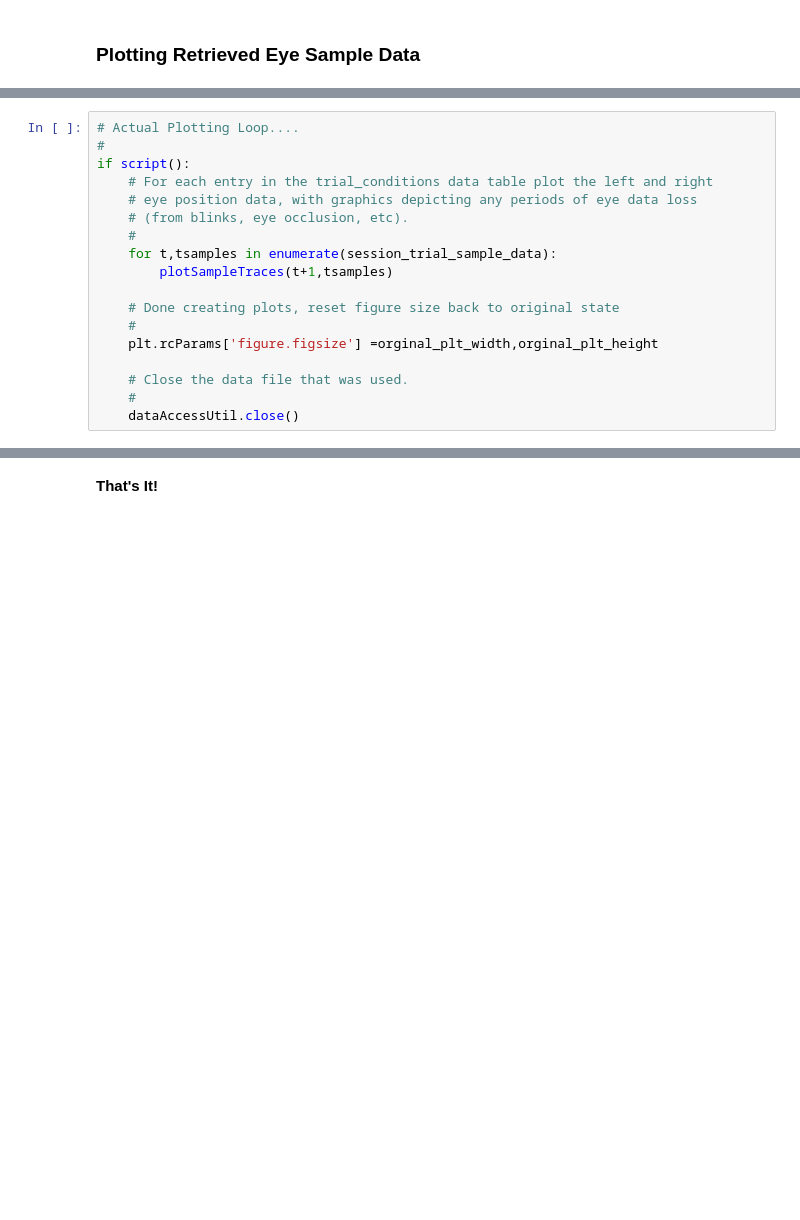
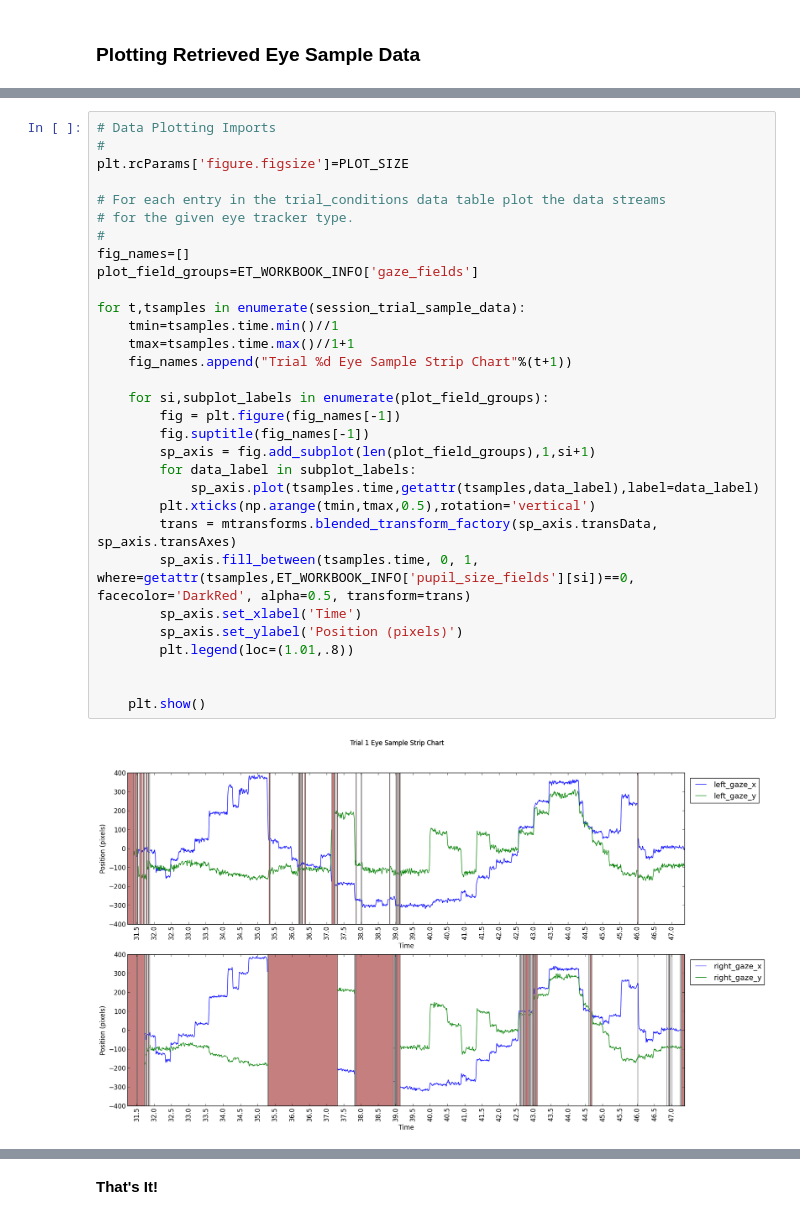
Before and after one commit to isolver/ECEM13_PyET, a Jupyter notebook: notebooks/C. Accessing Events from ioDataStore.ipynb, the cells around one changed output, grey strips where cells are left out. Saved outputs shown, nothing was run; the diff lists cells and outputs as text; blank space fills up the shorter version.

```diff
--- a/notebooks/C. Accessing Events from ioDataStore.ipynb
+++ b/notebooks/C. Accessing Events from ioDataStore.ipynb
@@ -143,18 +49,0 @@ def plotSampleTraces(trial_id,tsamples):
-# %%
-# Actual Plotting Loop....
-#
-if script():
-    # For each entry in the trial_conditions data table plot the left and right
-    # eye position data, with graphics depicting any periods of eye data loss
-    # (from blinks, eye occlusion, etc).
-    #
-    for t,tsamples in enumerate(session_trial_sample_data):
-        plotSampleTraces(t+1,tsamples)
-
-    # Done creating plots, reset figure size back to original state
-    #
-    plt.rcParams['figure.figsize'] =orginal_plt_width,orginal_plt_height
-
-    # Close the data file that was used.
-    #
-    dataAccessUtil.close()
@@ -166,0 +50,33 @@ if script():
+# %%
+# Data Plotting Imports
+#
+plt.rcParams['figure.figsize']=PLOT_SIZE
+
+# For each entry in the trial_conditions data table plot the data streams
+# for the given eye tracker type.
+#
+fig_names=[]
+plot_field_groups=ET_WORKBOOK_INFO['gaze_fields']
+
+for t,tsamples in enumerate(session_trial_sample_data):
+    tmin=tsamples.time.min()//1
+    tmax=tsamples.time.max()//1+1
+    fig_names.append("Trial %d Eye Sample Strip Chart"%(t+1))
+
+    for si,subplot_labels in enumerate(plot_field_groups):
+        fig = plt.figure(fig_names[-1])
+        fig.suptitle(fig_names[-1])
+        sp_axis = fig.add_subplot(len(plot_field_groups),1,si+1)
+        for data_label in subplot_labels:
+            sp_axis.plot(tsamples.time,getattr(tsamples,data_label),label=data_label)
+        plt.xticks(np.arange(tmin,tmax,0.5),rotation='vertical')
+        trans = mtransforms.blended_transform_factory(sp_axis.transData, sp_axis.transAxes)
+        sp_axis.fill_between(tsamples.time, 0, 1, where=getattr(tsamples,ET_WORKBOOK_INFO['pupil_size_fields'][si])==0, facecolor='DarkRed', alpha=0.5, transform=trans)
+        sp_axis.set_xlabel('Time')
+        sp_axis.set_ylabel('Position (pixels)')
+        plt.legend(loc=(1.01,.8))
+
+
+    plt.show()
+# %% [output]
+[figure, added]
```
Also changed, not shown: parts of 7 cells of this notebook, 14 other files.
